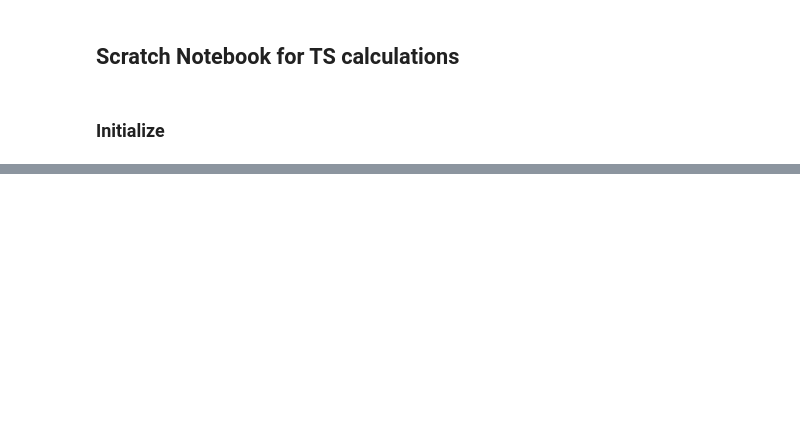
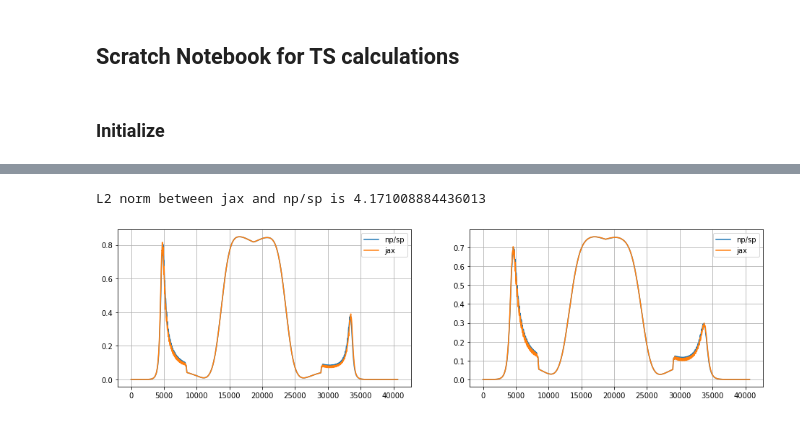
Before and after one commit to ergodicio/inverse-thomson-scattering, a Jupyter notebook: run.ipynb, the cells around one changed output, grey strips where cells are left out. Drawn from its saved outputs; the diff is of its cells as text; code cells hidden in the pictures; blank space fills up the shorter version.

```diff
--- a/run.ipynb
+++ b/run.ipynb
@@ -44,2 +52,5 @@ print(f"gradient was {grad}")
 # %%
-plotting(formf, formf_jax)
+plotting.make_plots(formf, formf_jax)
+# %% [output]
+L2 norm between jax and np/sp is 4.171008884436013
+[figure, added]
```
Also changed, not shown: parts of 3 cells of this notebook.
